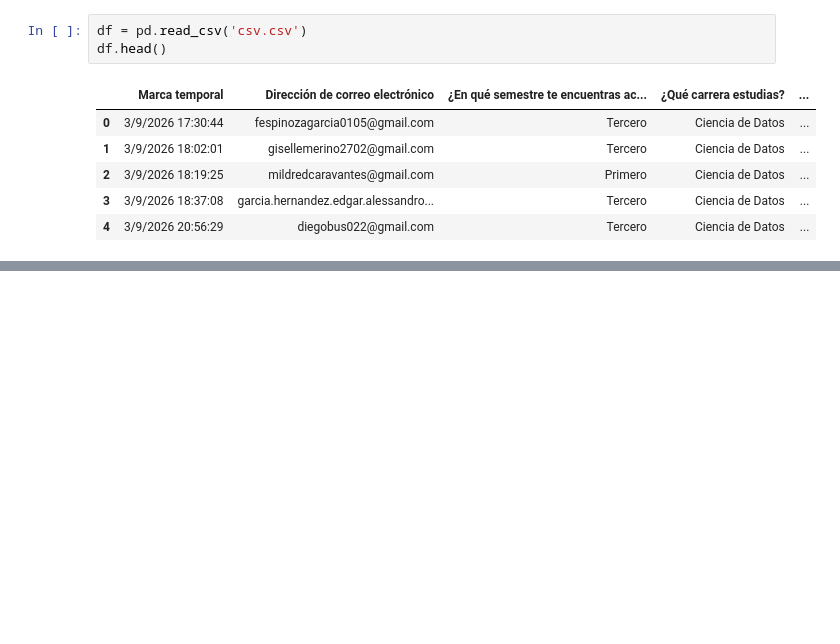
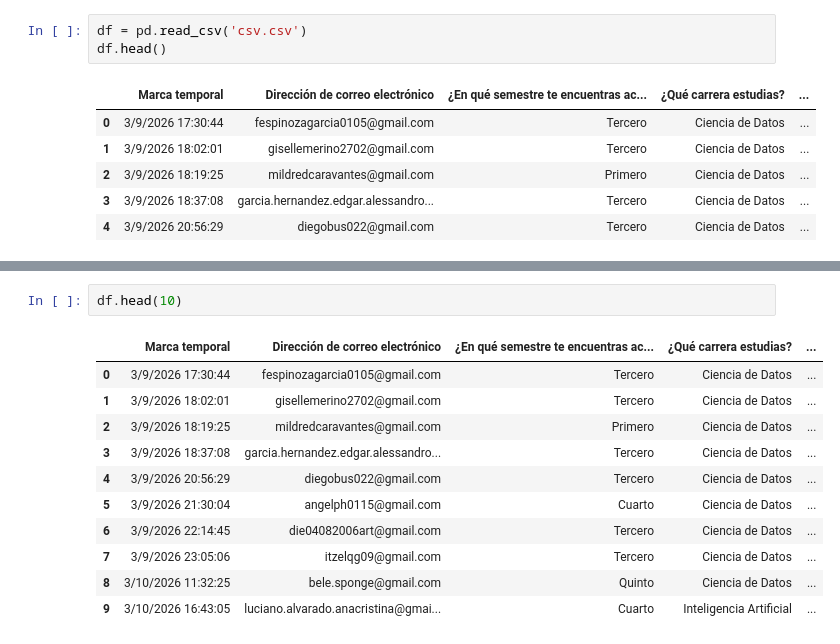
Before and after one commit to diegogh1002/Estadistica, a Jupyter notebook: limpieza.ipynb, the cells around one changed output, grey strips where cells are left out. Drawn from its saved outputs; the diff is of its cells as text; blank space fills up the shorter version.

```diff
--- a/limpieza.ipynb
+++ b/limpieza.ipynb
@@ -23,0 +63,14 @@ display(df.describe(include='all'))
+# %%
+df.head(10)
+# %% [output]
+|  | Marca temporal | Dirección de correo electrónico | ¿En qué semestre te encuentras ac... | ¿Qué carrera estudias? | ... |
+| 0 | 3/9/2026 17:30:44 | fespinozagarcia0105@gmail.com | Tercero | Ciencia de Datos | ... |
+| 1 | 3/9/2026 18:02:01 | gisellemerino2702@gmail.com | Tercero | Ciencia de Datos | ... |
+| 2 | 3/9/2026 18:19:25 | mildredcaravantes@gmail.com | Primero | Ciencia de Datos | ... |
+| 3 | 3/9/2026 18:37:08 | garcia.hernandez.edgar.alessandro... | Tercero | Ciencia de Datos | ... |
+| 4 | 3/9/2026 20:56:29 | diegobus022@gmail.com | Tercero | Ciencia de Datos | ... |
+| 5 | 3/9/2026 21:30:04 | angelph0115@gmail.com | Cuarto | Ciencia de Datos | ... |
+| 6 | 3/9/2026 22:14:45 | die04082006art@gmail.com | Tercero | Ciencia de Datos | ... |
+| 7 | 3/9/2026 23:05:06 | itzelqg09@gmail.com | Tercero | Ciencia de Datos | ... |
+| 8 | 3/10/2026 11:32:25 | bele.sponge@gmail.com | Quinto | Ciencia de Datos | ... |
+| 9 | 3/10/2026 16:43:05 | luciano.alvarado.anacristina@gmai... | Cuarto | Inteligencia Artificial | ... |
```
Also changed, not shown: parts of 15 cells of this notebook.
